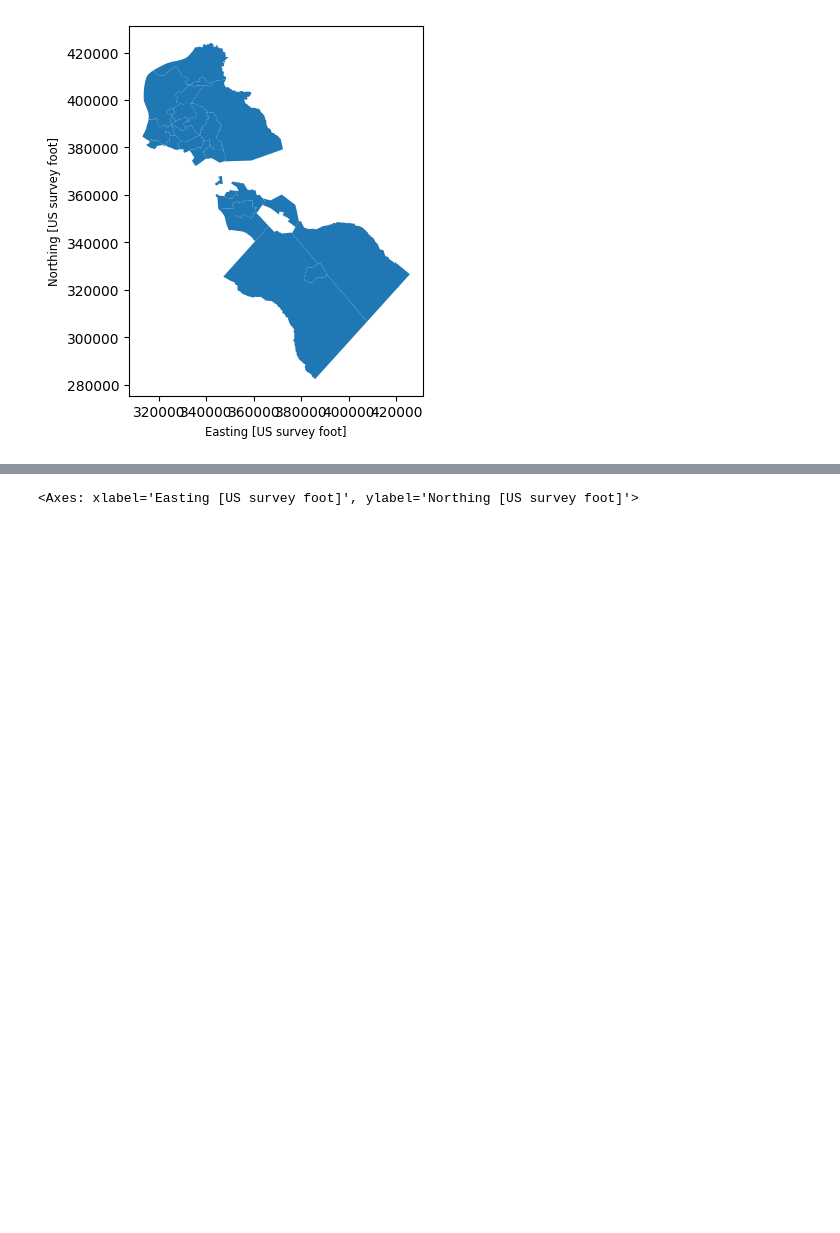
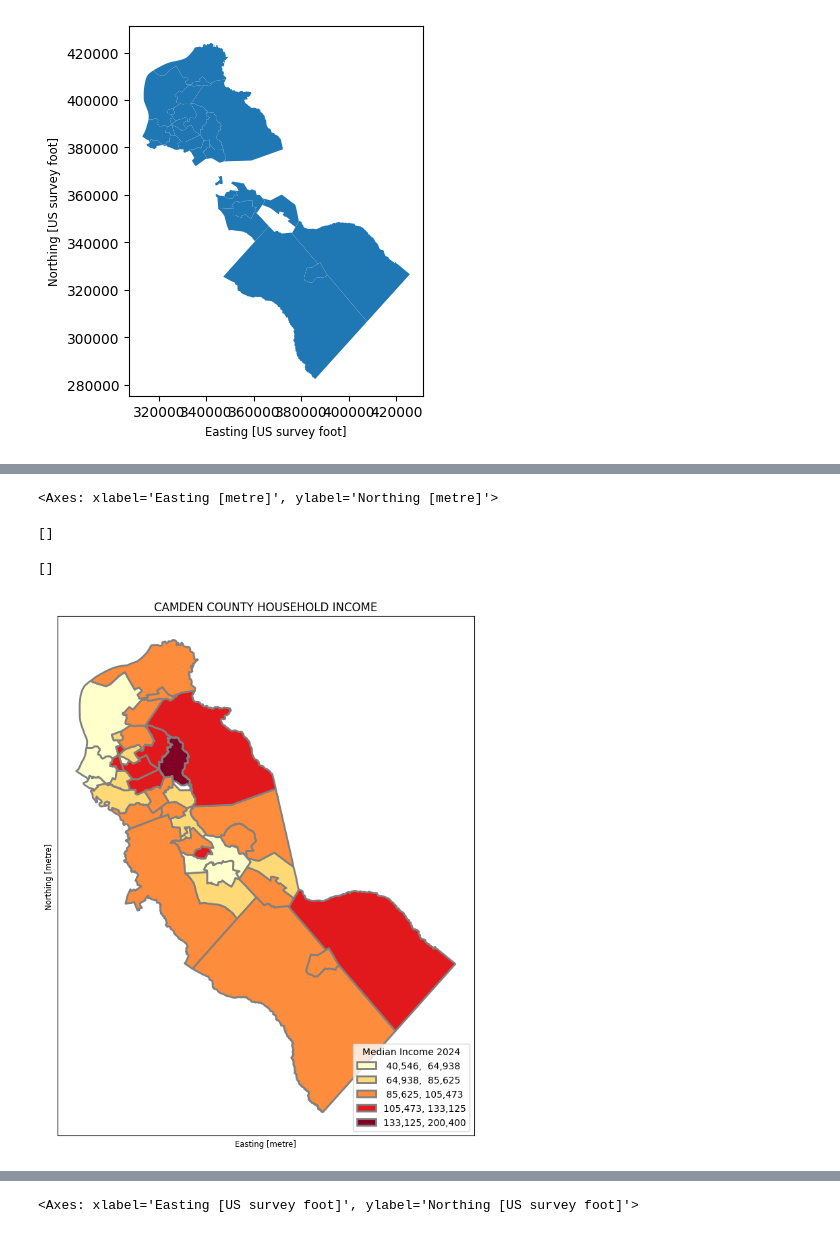
Before and after one commit to MhiyaJ/My-GIS-Stuff, a Jupyter notebook: CCHSDistrict_(PS3).ipynb, the cells around one changed output, grey strips where cells are left out. Saved outputs shown, nothing was run; the diff lists cells and outputs as text; code cells hidden in the pictures; blank space fills up the shorter version.

```diff
--- a/CCHSDistrict_(PS3).ipynb
+++ b/CCHSDistrict_(PS3).ipynb
@@ -167,0 +224,3 @@ Muni = gpd.read_file('Municipalities.shp')
+# %%
+#Social Explorer; U.S. Census Bureau. Median Household Income (In 2024 Inflation Adjusted Dollars), 2024. Prepared by Social Explorer. https://www.socialexplorer.com/data/ACS2024_5yr/metadata?ds=SE&table=A14006 (accessed 27 September 2026 at 10:01:00 GMT-4).
+IncXls = pd.read_excel('https://github.com/MhiyaJ/My-GIS-Stuff/raw/refs/heads/main/Median%20Household%20Income.xlsx', header=3, nrows=36)
@@ -167,0 +237,10 @@ Muni = gpd.read_file('Municipalities.shp')
+# %%
+#Rename columns, make everything upper case and clear white space.  Also remove Camden County, New Jersey with white space, #take extra city out Gloucester
+#Filter for both only to show 2024-2025 SchoolYear and Camden
+IncXls1=IncXls[['SE:A14006:Median Household Income (In 2024 Inflation Adjusted Dollars)','Unnamed: 1']]
+IncXls1.rename(columns={'SE:A14006:Median Household Income (In 2024 Inflation Adjusted Dollars)': 'Muni'}, inplace=True)
+IncXls1.rename(columns={'Unnamed: 1': 'Median Income'}, inplace=True)
+IncXls1['Muni'] = IncXls1['Muni'].str.upper()
+IncXls1['Muni'] = IncXls1['Muni'].str.replace(', CAMDEN COUNTY, NEW JERSEY', '', regex=False).str.strip()
+IncXls1.loc[IncXls1['Muni'] == 'GLOUCESTER CITY CITY','Muni'] = 'GLOUCESTER CITY'
+IncXls1
@@ -167,0 +272,9 @@ Muni = gpd.read_file('Municipalities.shp')
+# %%
+#convert column to float
+#IncXls1['Median Income'] = IncXls1.Median_Income.astype(float)
+#did not run, explained error via Gemini, resulted in new code.
+IncXls1['Median Income'] = pd.to_numeric(IncXls1['Median Income'], errors='coerce')
+# %%
+#Regular merge on Muni, no first word separation needed
+a1 = pd.merge(Muni, IncXls1, on='Muni', how='outer', indicator=True)
+a1
@@ -167,0 +301,15 @@ Muni = gpd.read_file('Municipalities.shp')
+# %%
+fig, ax = plt.subplots(1, figsize=(8, 10))
+a1.plot(ax=ax, column='Median Income', legend=True, cmap='YlOrRd',
+        scheme='natural_breaks', k=5, edgecolor='grey', linewidth=2,
+        legend_kwds={"fmt": "{:,.0f}", 'loc': 'lower right', 'markerscale': 1.4})
+leg1 = ax.get_legend()
+leg1.set_title('''Median Income 2024''')
+ax.title.set_text("CAMDEN COUNTY HOUSEHOLD INCOME")
+ax.set_xticks([]) #kills xticks
+ax.set_yticks([]) #kills xticks
+# %% [output]
+<Axes: xlabel='Easting [metre]', ylabel='Northing [metre]'>
+[]
+[]
+[figure, added]
```
Also changed, not shown: parts of 19 cells of this notebook.
